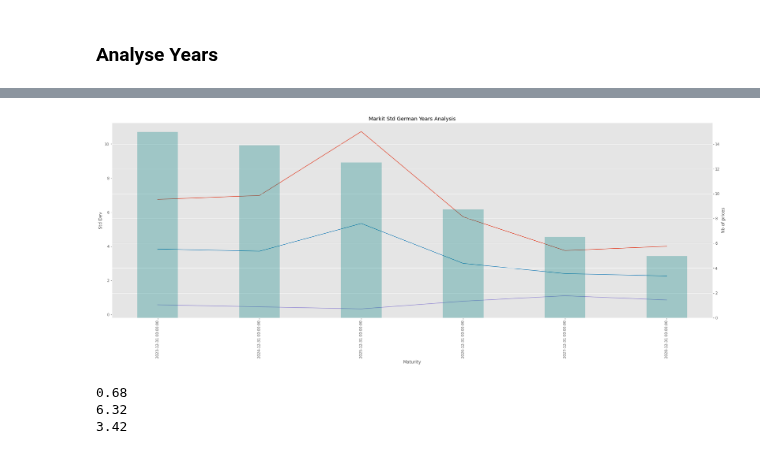
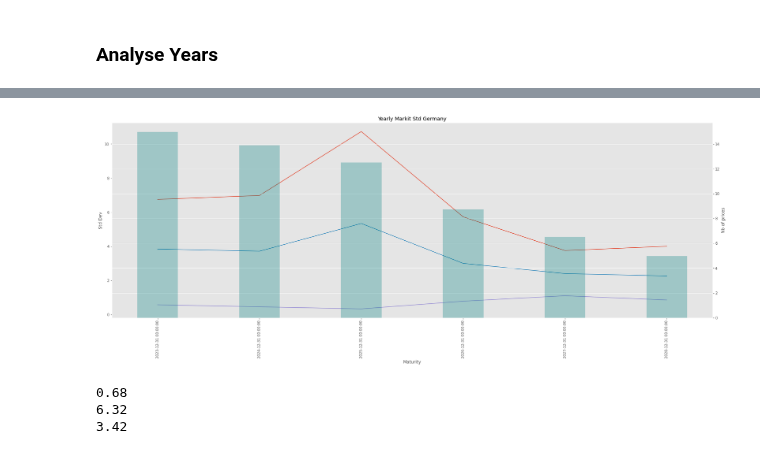
Before and after one commit to romain109/Power-Europe, a Jupyter notebook: Notebooks/Analyse Germany.ipynb, the cells around one changed output, grey strips where cells are left out. Drawn from its saved outputs; the diff is of its cells as text; code cells hidden in the pictures.

```diff
--- a/Notebooks/Analyse Germany.ipynb
+++ b/Notebooks/Analyse Germany.ipynb
@@ -219,19 +217,19 @@ recap_Ger_years
 | Nb of Prices | 14.98 | 13.92 | 12.53 | 8.72 | ... |
 # %%
 plt.figure(figsize=(30, 10))
-plt.title("Markit Std German Years Analysis")
+plt.title("Yearly Markit Std Germany")
 
 recap_Ger_years.loc['Max'].plot()
 recap_Ger_years.loc['Average'].plot()
 ax1= recap_Ger_years.loc['Min'].plot()
 
 ax1.set_xlabel("Maturity")
 ax1.set_ylabel("Std Dev")
 
 ax2 = recap_Ger_years.loc['Nb of Prices'].plot(kind = 'bar',secondary_y = True, color = 'teal', width = 0.4, alpha = 0.3)
 ax2.set_ylabel("Nb of prices");
 # %% [output]
-[figure, old version]
+[figure, new version]
 # %%
 print(round(recap_Ger_years.loc["Min", :].mean(),2))
 print(round(recap_Ger_years.loc["Max", :].mean(),2))
```
Also changed, not shown: parts of 7 cells of this notebook, 1 other file.
